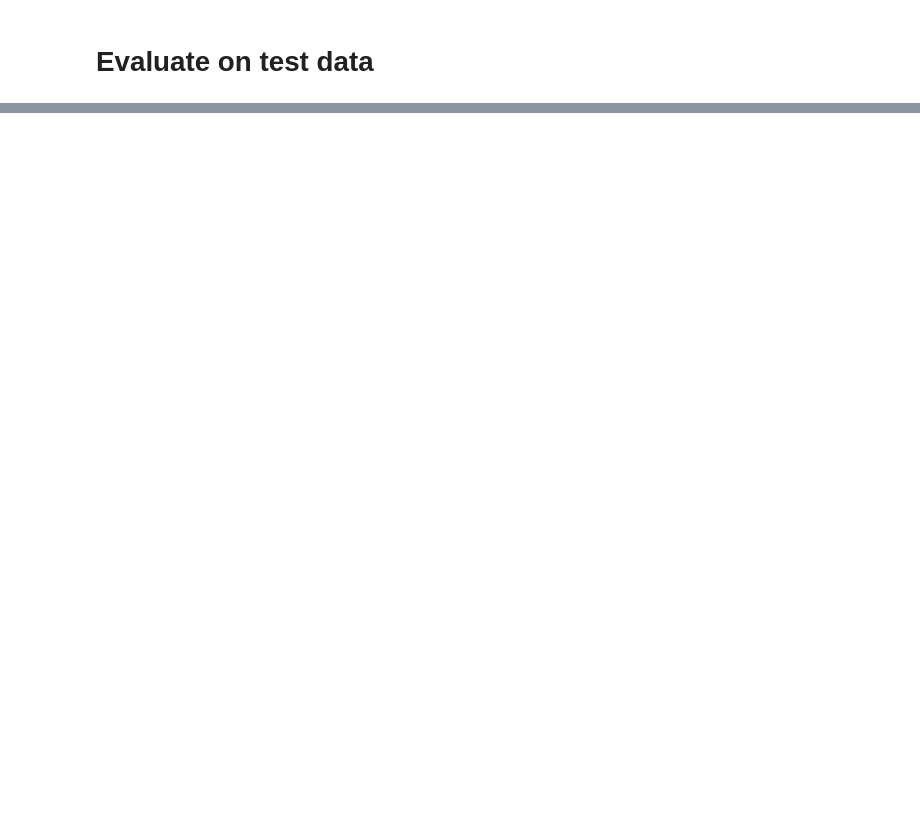
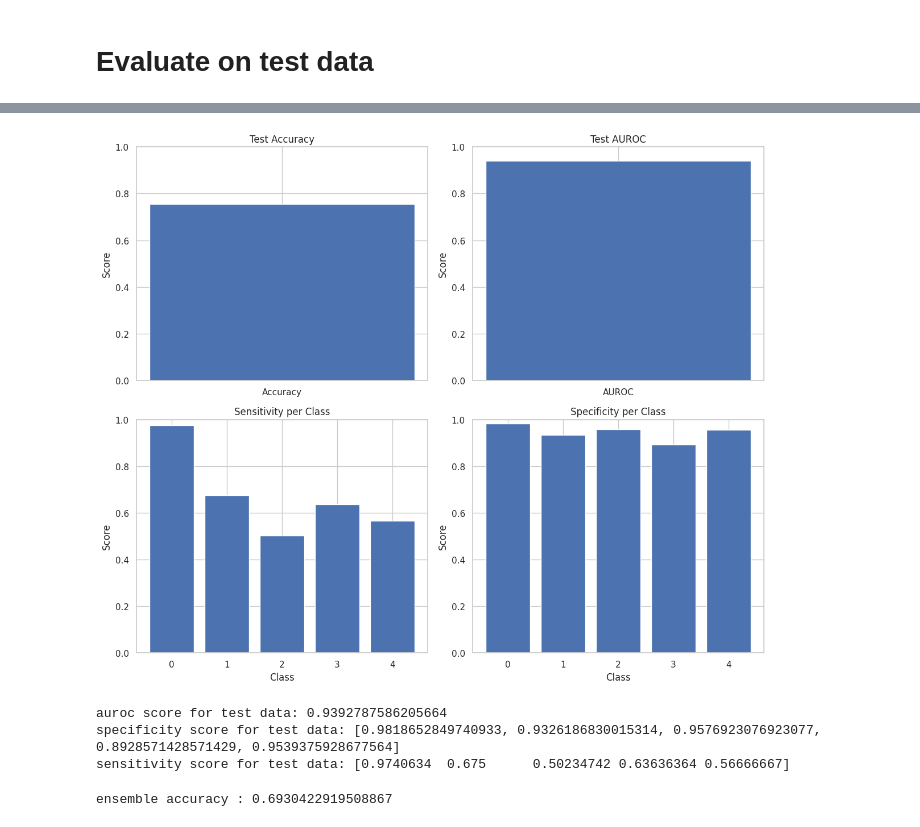
Before and after one commit to SunilkumarAdapa/Diabetic-Retinopathy, a Jupyter notebook: shap-efficient-bo-multi-class.ipynb, the cells around one changed output, grey strips where cells are left out. Cells and saved outputs as stored; diff of their text form; code cells hidden in the pictures; blank space fills up the shorter version.

```diff
--- a/shap-efficient-bo-multi-class.ipynb
+++ b/shap-efficient-bo-multi-class.ipynb
@@ -982,18 +1033,6 @@ Micro-average AUC: 0.93
 import matplotlib.pyplot as plt
 from sklearn.metrics import accuracy_score, roc_auc_score, recall_score, confusion_matrix
 import numpy as np
-
-# Evaluate on validation data
-loss, acc = model_loaded.evaluate(test_generator, verbose=1)
-
-# Get predictions on validation data
-test_predictions = model_loaded.predict(test_generator)
-
-# Convert predictions to class labels
-test_predicted_classes = np.argmax(test_predictions, axis=1)
-
-# Get the true labels from the validation generator
-test_true_labels = test_generator.classes
 
 # Accuracy
 accuracy = accuracy_score(test_true_labels, test_predicted_classes)
@@ -1021,30 +1060,40 @@ fig, axs = plt.subplots(2, 2, figsize=(12, 10))
 axs[0, 0].bar(["Accuracy"], [accuracy])
 axs[0, 0].set_ylim([0, 1])
 axs[0, 0].set_title("Test Accuracy")
 axs[0, 0].set_ylabel("Score")
 
 # AUROC plot
 axs[0, 1].bar(["AUROC"], [auroc])
 axs[0, 1].set_ylim([0, 1])
 axs[0, 1].set_title("Test AUROC")
 axs[0, 1].set_ylabel("Score")
 
 # Sensitivity plot (per class)
 axs[1, 0].bar(np.arange(len(sensitivity)), sensitivity)
 axs[1, 0].set_ylim([0, 1])
 axs[1, 0].set_title("Sensitivity per Class")
 axs[1, 0].set_ylabel("Score")
 axs[1, 0].set_xlabel("Class")
 
 # Specificity plot (per class)
 axs[1, 1].bar(np.arange(len(specificity)), specificity)
 axs[1, 1].set_ylim([0, 1])
 axs[1, 1].set_title("Specificity per Class")
 axs[1, 1].set_ylabel("Score")
 axs[1, 1].set_xlabel("Class")
 
 # Adjust layout
 plt.tight_layout()
 
 # Show the plot
 plt.show()
+# %% [output]
+[figure, added]
+# %%
+print('auroc score for test data:',auroc)
+print('specificity score for test data:',specificity)
+print('sensitivity score for test data:',sensitivity)
+# %% [output]
+auroc score for test data: 0.9392787586205664
+specificity score for test data: [0.9818652849740933, 0.9326186830015314, 0.9576923076923077, 0.8928571428571429, 0.9539375928677564]
+sensitivity score for test data: [0.9740634  0.675      0.50234742 0.63636364 0.56666667]
@@ -1050,0 +1107,4 @@ plt.show()
+# %%
+print("ensemble accuracy :",ensemble_acc)
+# %% [output]
+ensemble accuracy : 0.6930422919508867
```
Also changed, not shown: parts of 22 cells of this notebook.
